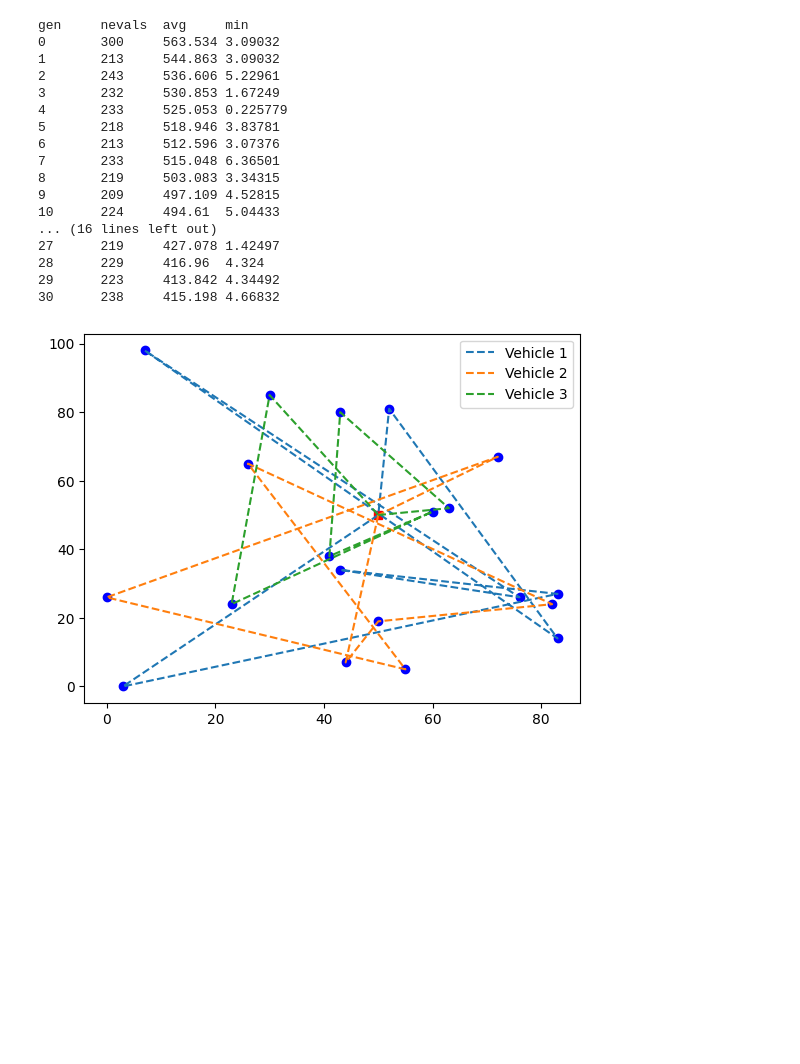
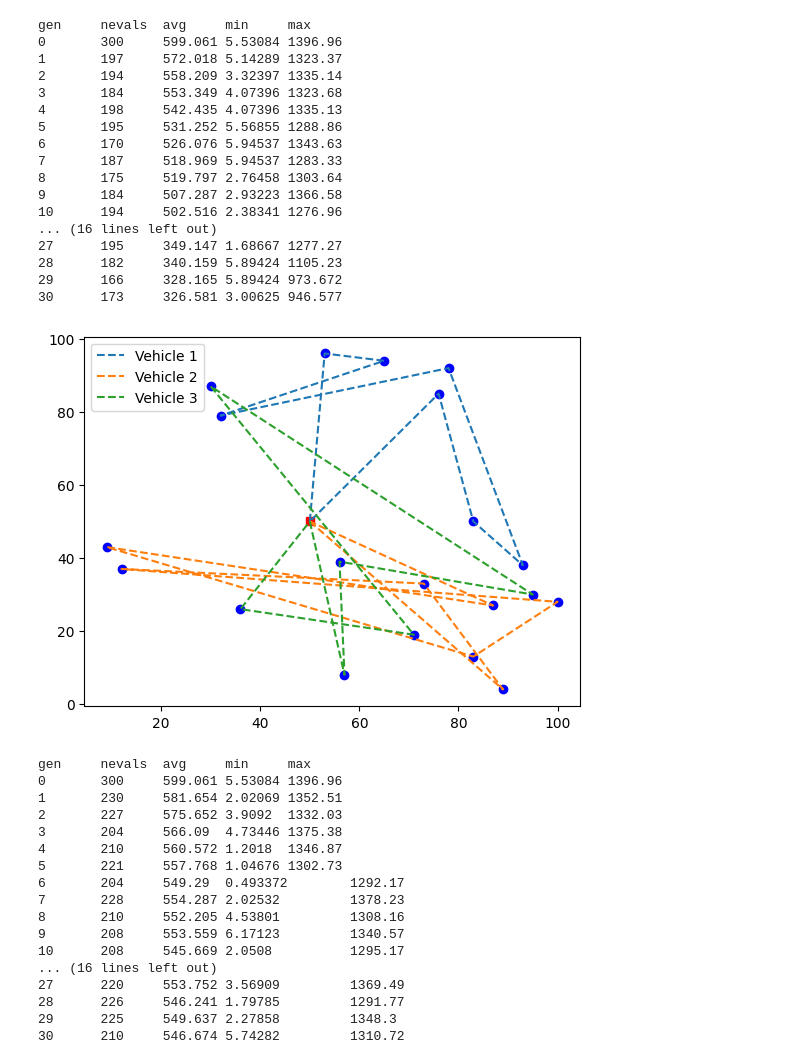
Before and after one commit to SH1V4M100/Genetic_Algo, a Jupyter notebook: GeneticAlgo.ipynb, the cells around one changed output. Saved outputs shown, nothing was run; the diff lists cells and outputs as text; code cells hidden in the pictures; blank space fills up the shorter version.

Commit message:
Included options for studying parameter variations as well as better visualization features.

```diff
--- a/GeneticAlgo.ipynb
+++ b/GeneticAlgo.ipynb
@@ -126,37 +149,65 @@ def plot_routes(individual, title="Routes"):
 # %%
 # Running the Genetic Algorithm
-def main():
+def run_ea(params):
     random.seed(42)
     pop = toolbox.population(n=300)
     hof = tools.HallOfFame(1)
-
+    # Genetic Operators
+    toolbox.register("mate", tools.cxPartialyMatched)
+    toolbox.register("mutate", tools.mutShuffleIndexes,indpb=0.05)
+    toolbox.register("select", tools.selTournament,tournsize=params['tournsize'])
     stats = tools.Statistics(lambda ind: ind.fitness.values)
     stats.register("avg", np.mean)
     stats.register("min", np.min)
+    stats.register("max", np.max)
 
-    pop,logbook=algorithms.eaSimple(pop, toolbox, 0.7, 0.2, 30, stats=stats, halloffame=hof)
+    pop,logbook=algorithms.eaSimple(pop, toolbox, params['cxpb'], params['mutpb'], params['gen'], stats=stats, halloffame=hof)
     plot_routes(hof)
+    return logbook
 
-    #return pop, stats, hof
 
-if __name__ == "__main__":
-    main()
+params = [
+    {'tournsize': 3, 'cxpb': 0.5, 'mutpb': 0.2, 'gen': 30},
+    {'tournsize': 2, 'cxpb': 0.6, 'mutpb': 0.3, 'gen': 30},
+    {'tournsize': 4, 'cxpb': 0.4, 'mutpb': 0.1, 'gen': 30}
+]
+loglist=[]
+for i in range(len(params)):
+  logbook=run_ea(params[i])
+  loglist.append(logbook)
 # %% [output]
-gen     nevals  avg     min
-0       300     563.534 3.09032
-1       213     544.863 3.09032
-2       243     536.606 5.22961
-3       232     530.853 1.67249
-4       233     525.053 0.225779
-5       218     518.946 3.83781
-6       213     512.596 3.07376
-7       233     515.048 6.36501
-8       219     503.083 3.34315
-9       209     497.109 4.52815
-10      224     494.61  5.04433
+gen     nevals  avg     min     max
+0       300     599.061 5.53084 1396.96
+1       197     572.018 5.14289 1323.37
+2       194     558.209 3.32397 1335.14
+3       184     553.349 4.07396 1323.68
+4       198     542.435 4.07396 1335.13
+5       195     531.252 5.56855 1288.86
+6       170     526.076 5.94537 1343.63
+7       187     518.969 5.94537 1283.33
+8       175     519.797 2.76458 1303.64
+9       184     507.287 2.93223 1366.58
+10      194     502.516 2.38341 1276.96
 ... (16 lines left out)
-27      219     427.078 1.42497
-28      229     416.96  4.324
-29      223     413.842 4.34492
-30      238     415.198 4.66832
+27      195     349.147 1.68667 1277.27
+28      182     340.159 5.89424 1105.23
+29      166     328.165 5.89424 973.672
+30      173     326.581 3.00625 946.577
-[figure, old version]
+[figure, new version]
+gen     nevals  avg     min     max
+0       300     599.061 5.53084 1396.96
+1       230     581.654 2.02069 1352.51
+2       227     575.652 3.9092  1332.03
+3       204     566.09  4.73446 1375.38
+4       210     560.572 1.2018  1346.87
+5       221     557.768 1.04676 1302.73
+6       204     549.29  0.493372        1292.17
+7       228     554.287 2.02532         1378.23
+8       210     552.205 4.53801         1308.16
+9       208     553.559 6.17123         1340.57
+10      208     545.669 2.0508          1295.17
+... (16 lines left out)
+27      220     553.752 3.56909         1369.49
+28      226     546.241 1.79785         1291.77
+29      225     549.637 2.27858         1348.3
+30      210     546.674 5.74282         1310.72
```
Also changed, not shown: parts of 8 cells of this notebook.
